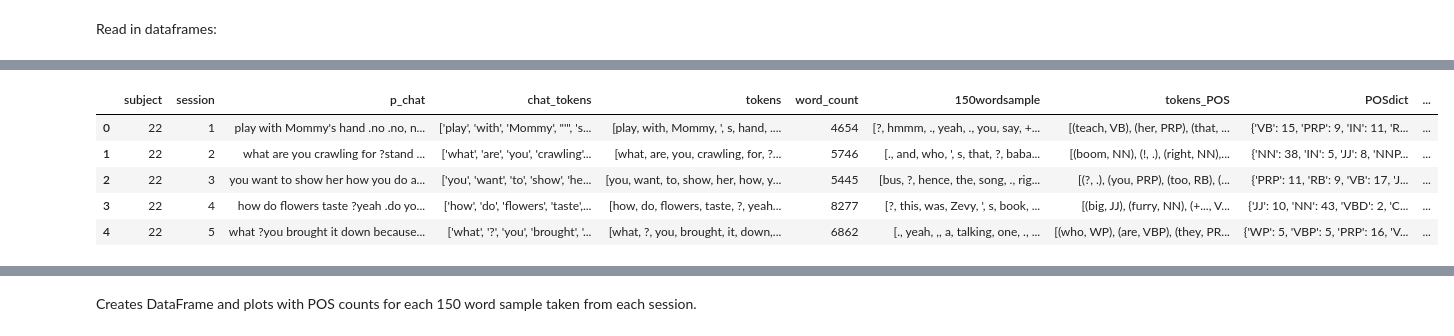
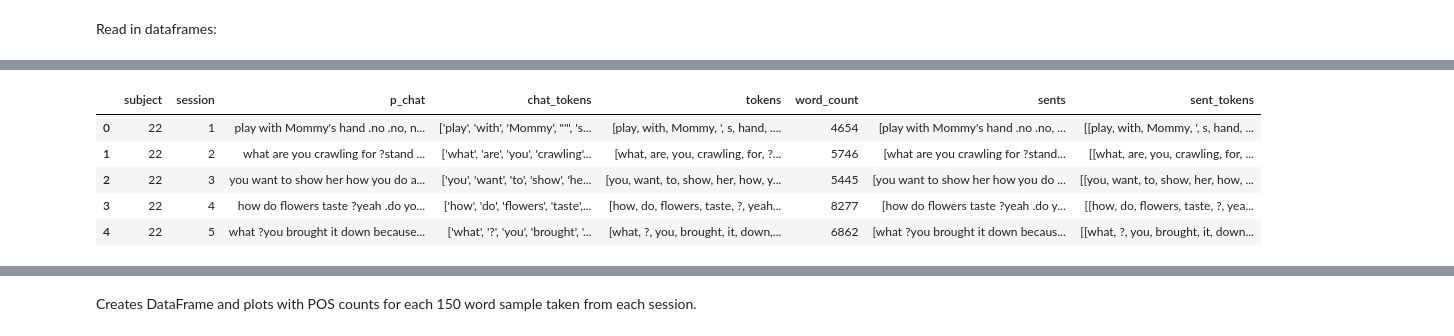
Before and after one commit to jgdenby/content-analysis-2018, a Jupyter notebook: ChildBookProject/FinalProj.ipynb, the cells around one changed output, grey strips where cells are left out. Cells and saved outputs as stored; diff of their text form; code cells hidden in the pictures.

```diff
--- a/ChildBookProject/FinalProj.ipynb
+++ b/ChildBookProject/FinalProj.ipynb
@@ -225,0 +270,6 @@ ldpdf = pd.read_csv('ldpdf.csv', index_col=0)
+# %%
+p_chats = utterances.groupby(['subject', 'session'])['p_chat'].sum().reset_index()
+c_chats = utterances.groupby(['subject', 'session'])['c_chat'].sum().reset_index()
+# %%
+p_chats['sents'] = p_chats['p_chat'].apply(lambda x: nltk.sent_tokenize(x))
+p_chats['sent_tokens'] = p_chats['sents'].apply(lambda v: [nltk.wordpunct_tokenize(s) for s in v])
@@ -225,0 +281,8 @@ ldpdf = pd.read_csv('ldpdf.csv', index_col=0)
+# %%
+lowsentcounts = []
+for i, s in enumerate(p_chats['sents']):
+    if len(s) < 50 or not s:
+        lowsentcounts.append(i)
+for i in lowsentcounts:
+    p_chats.drop(i, inplace=True)
+p_chats.reset_index(inplace=True, drop=True)
@@ -226,6 +297,6 @@ ldpdf = pd.read_csv('ldpdf.csv', index_col=0)
 # %%
-ldpdf['tokens'] = ldpdf.p_chat.apply(lambda x: nltk.wordpunct_tokenize(x))
-ldpdf['word_count'] = ldpdf.tokens.apply(lambda x: len(x))
+p_chats['tokens'] = p_chats.p_chat.apply(lambda x: nltk.wordpunct_tokenize(x))
+p_chats['word_count'] = p_chats.tokens.apply(lambda x: len(x))
 # %%
 #set word sample size
 n = 150
@@ -232,10 +305,10 @@ n = 150
 # %%
-ldpdf.head()
+p_chats.head()
 # %% [output]
-|  | subject | session | p_chat | chat_tokens | tokens | word_count | 150wordsample | tokens_POS | POSdict | ... |
-| 0 | 22 | 1 | play with Mommy's hand .no .no, n... | ['play', 'with', 'Mommy', "'", 's... | [play, with, Mommy, ', s, hand, .... | 4654 | [?, hmmm, ., yeah, ., you, say, +... | [(teach, VB), (her, PRP), (that, ... | {'VB': 15, 'PRP': 9, 'IN': 11, 'R... | ... |
-| 1 | 22 | 2 | what are you crawling for ?stand ... | ['what', 'are', 'you', 'crawling'... | [what, are, you, crawling, for, ?... | 5746 | [., and, who, ', s, that, ?, baba... | [(boom, NN), (!, .), (right, NN),... | {'NN': 38, 'IN': 5, 'JJ': 8, 'NNP... | ... |
-| 2 | 22 | 3 | you want to show her how you do a... | ['you', 'want', 'to', 'show', 'he... | [you, want, to, show, her, how, y... | 5445 | [bus, ?, hence, the, song, ., rig... | [(?, .), (you, PRP), (too, RB), (... | {'PRP': 11, 'RB': 9, 'VB': 17, 'J... | ... |
-| 3 | 22 | 4 | how do flowers taste ?yeah .do yo... | ['how', 'do', 'flowers', 'taste',... | [how, do, flowers, taste, ?, yeah... | 8277 | [?, this, was, Zevy, ', s, book, ... | [(big, JJ), (furry, NN), (+..., V... | {'JJ': 10, 'NN': 43, 'VBD': 2, 'C... | ... |
-| 4 | 22 | 5 | what ?you brought it down because... | ['what', '?', 'you', 'brought', '... | [what, ?, you, brought, it, down,... | 6862 | [., yeah, ,, a, talking, one, ., ... | [(who, WP), (are, VBP), (they, PR... | {'WP': 5, 'VBP': 5, 'PRP': 16, 'V... | ... |
+|  | subject | session | p_chat | chat_tokens | tokens | word_count | sents | sent_tokens |
+| 0 | 22 | 1 | play with Mommy's hand .no .no, n... | ['play', 'with', 'Mommy', "'", 's... | [play, with, Mommy, ', s, hand, .... | 4654 | [play with Mommy's hand .no .no, ... | [[play, with, Mommy, ', s, hand, ... |
+| 1 | 22 | 2 | what are you crawling for ?stand ... | ['what', 'are', 'you', 'crawling'... | [what, are, you, crawling, for, ?... | 5746 | [what are you crawling for ?stand... | [[what, are, you, crawling, for, ... |
+| 2 | 22 | 3 | you want to show her how you do a... | ['you', 'want', 'to', 'show', 'he... | [you, want, to, show, her, how, y... | 5445 | [you want to show her how you do ... | [[you, want, to, show, her, how, ... |
+| 3 | 22 | 4 | how do flowers taste ?yeah .do yo... | ['how', 'do', 'flowers', 'taste',... | [how, do, flowers, taste, ?, yeah... | 8277 | [how do flowers taste ?yeah .do y... | [[how, do, flowers, taste, ?, yea... |
+| 4 | 22 | 5 | what ?you brought it down because... | ['what', '?', 'you', 'brought', '... | [what, ?, you, brought, it, down,... | 6862 | [what ?you brought it down becaus... | [[what, ?, you, brought, it, down... |
 # %%
```
Also changed, not shown: parts of 38 cells of this notebook, 3 other files.
